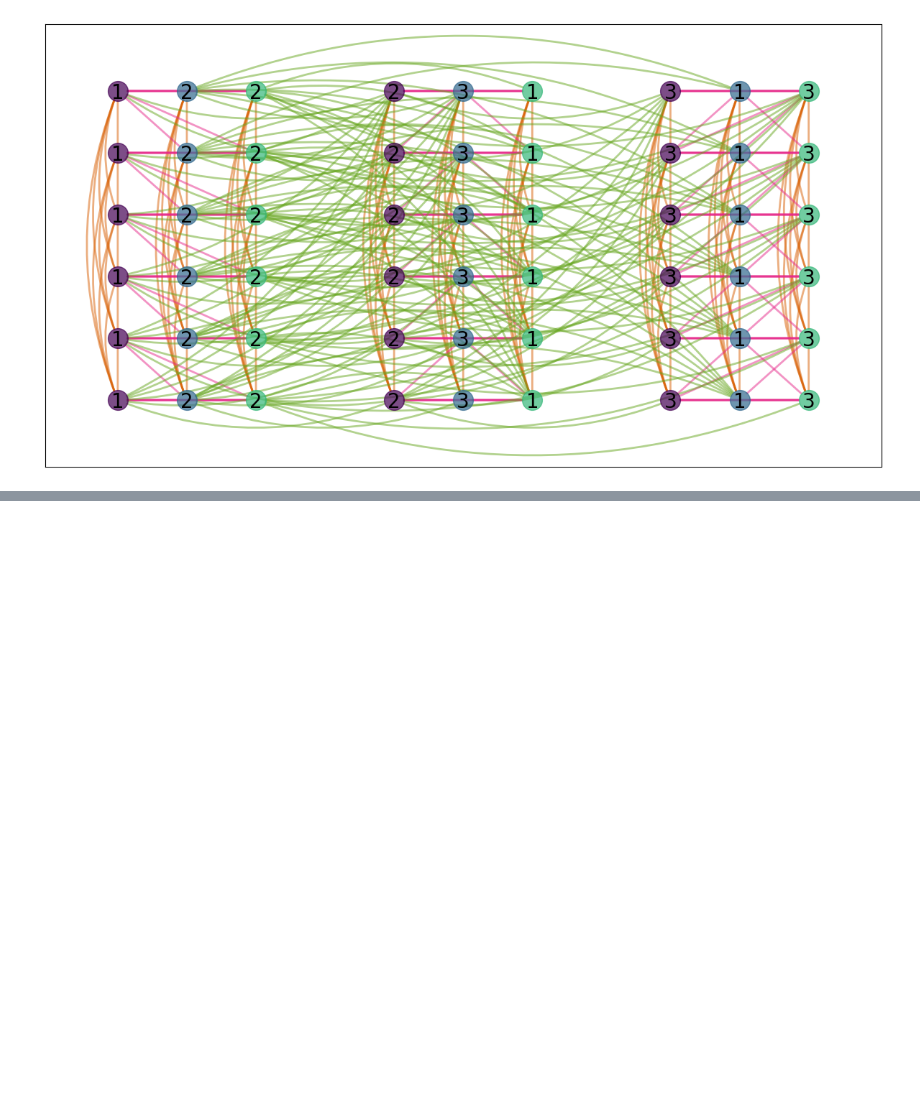
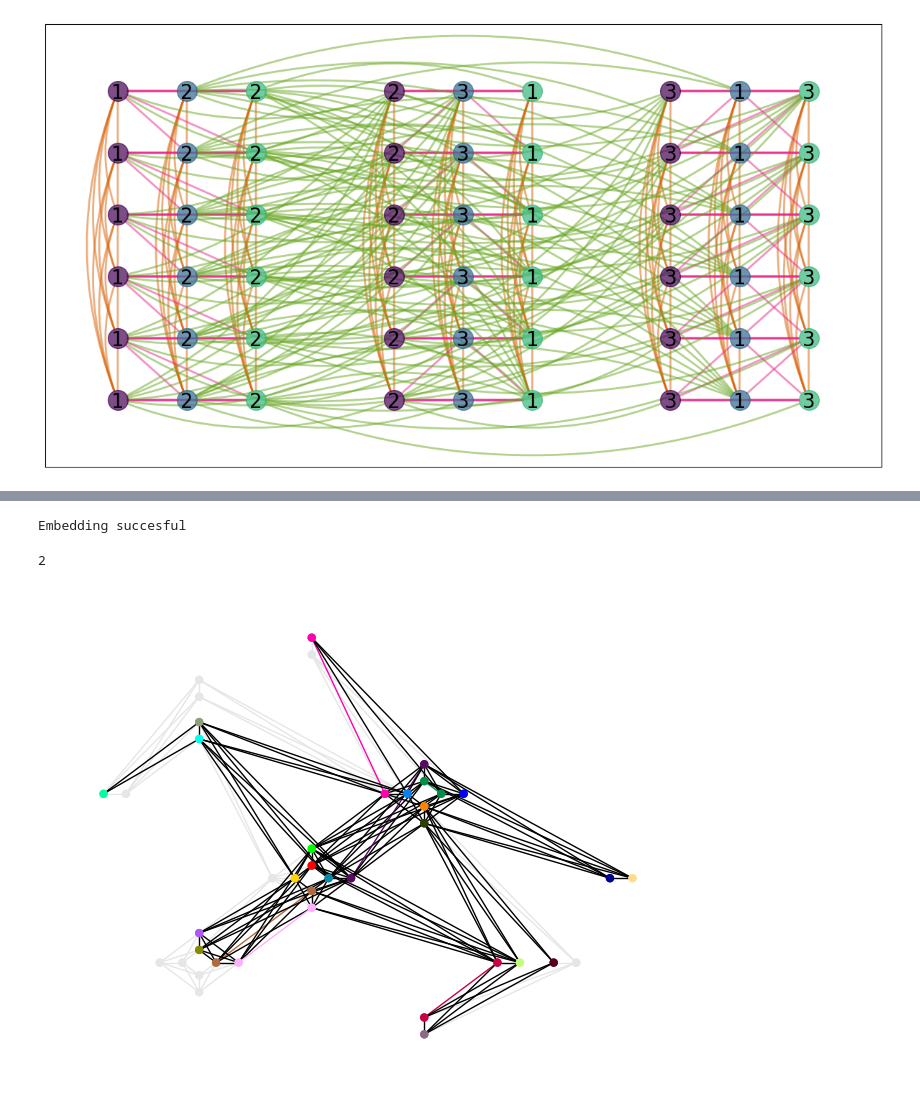
Before and after one commit to AndreaDiTrani/Quantum-Optimization-internship, a Jupyter notebook: graph.ipynb, the cells around one changed output, grey strips where cells are left out. Drawn from its saved outputs; the diff is of its cells as text; code cells hidden in the pictures; blank space fills up the shorter version.

```diff
--- a/graph.ipynb
+++ b/graph.ipynb
@@ -377,0 +439,20 @@ instance
+# %%
+#DWAVE default minor-embedding
+
+embedding = minorminer.find_embedding(graph2, target)
+
+if len(embedding.keys()) == 0:
+    print('Embedding failed')
+else:
+    print('Embedding succesful')
+# %% [output]
+Embedding succesful
+# %%
+di = {1:2, 3:4}
+len(di.keys())
+# %% [output]
+2
+# %%
+dnx.draw_pegasus_embedding(target, embedding, node_size=25, crosses=True)
+# %% [output]
+[figure, added]
```
Also changed, not shown: parts of 23 cells of this notebook.
